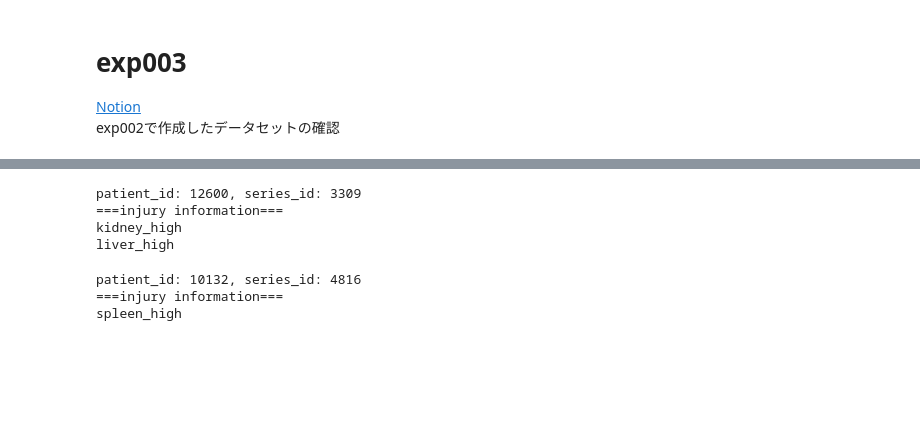
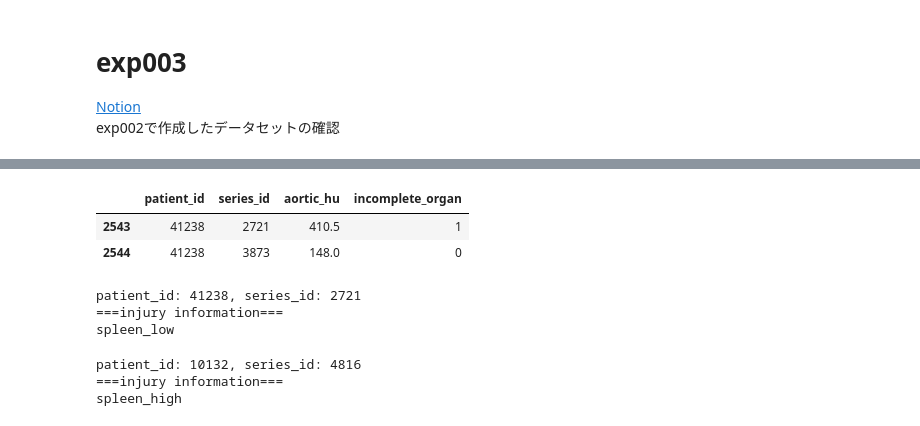
Before and after one commit to tachyon777/rsna-2023, a Jupyter notebook: notebooks/exp003.ipynb, the cells around one changed output, grey strips where cells are left out. Cells and saved outputs as stored; diff of their text form; code cells hidden in the pictures; blank space fills up the shorter version.

```diff
--- a/notebooks/exp003.ipynb
+++ b/notebooks/exp003.ipynb
@@ -52,5 +68,11 @@ def load_series_from_dataset(dir_: str)-> np.ndarray:
+# %%
+df_train_series_meta[df_train_series_meta["patient_id"] == 41238]
+# %% [output]
+|  | patient_id | series_id | aortic_hu | incomplete_organ |
+| 2543 | 41238 | 2721 | 410.5 | 1 |
+| 2544 | 41238 | 3873 | 148.0 | 0 |
 # %%
-idx = 199
+idx = 2543
 pid, sid = df_train_series_meta["patient_id"][idx], df_train_series_meta["series_id"][idx]
 print(f"patient_id: {pid}, series_id: {sid}")
 print_injury(df_train, pid)
@@ -58,10 +80,9 @@ dir_ = f"{dataset_dir}/train_images/{pid}/{sid}"
 arr = load_series_from_dataset(dir_)
 arr_ww = windowing(arr)
 # %% [output]
-patient_id: 12600, series_id: 3309
+patient_id: 41238, series_id: 2721
 ===injury information===
-kidney_high
-liver_high
+spleen_low
 # %%
 # 保存時はこのセルの出力を消すこと。(ファイルサイズが大きくなるため)
 animate(arr_ww)
```
Also changed, not shown: parts of 1 cell of this notebook, 6 other files.
